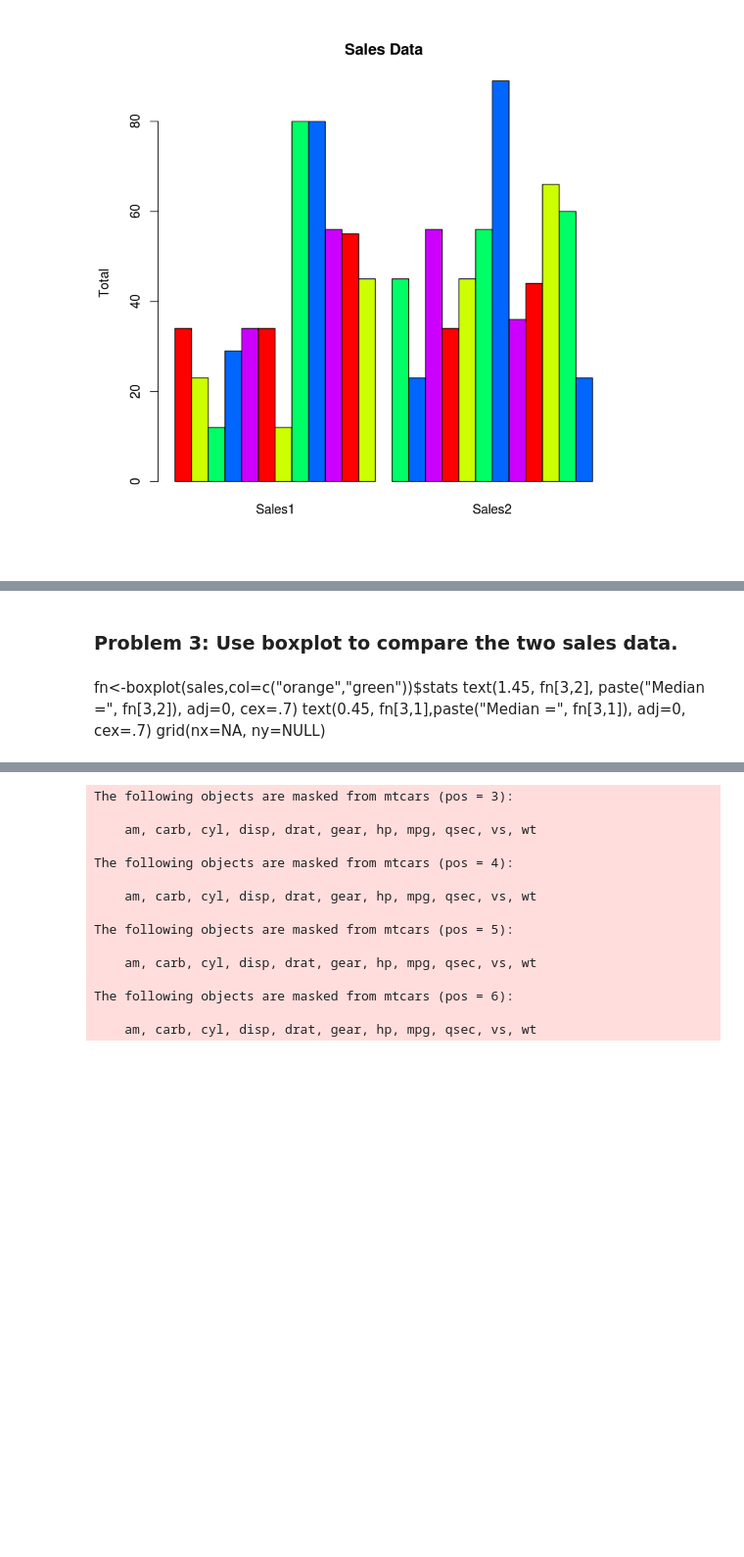
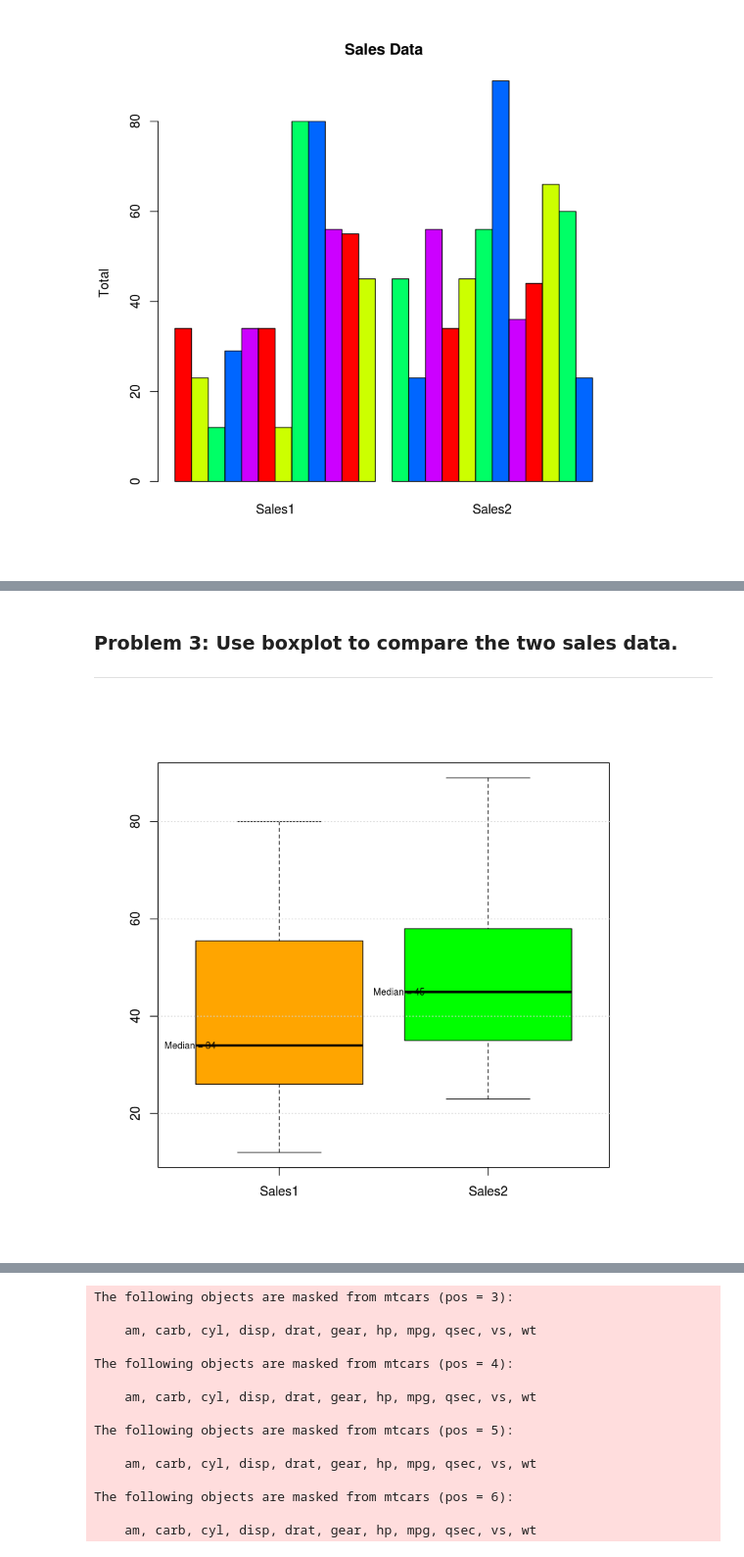
Before and after one commit to jayantsolanki/CDC-FLU-Data-Collection-and-Exploratory-Data-Analysis, a Jupyter notebook: lab1/solankiLab1Part1.ipynb, the cells around one changed output, grey strips where cells are left out. Shown at 98% size. Drawn from its saved outputs; the diff is of its cells as text; code cells hidden in the pictures; blank space fills up the shorter version.

```diff
--- a/lab1/solankiLab1Part1.ipynb
+++ b/lab1/solankiLab1Part1.ipynb
@@ -38,7 +86,10 @@ barplot(as.matrix(sales), main="Sales Data", ylab= "Total",beside=T, col=rainbow
 # %% [markdown]
 ### Problem 3: Use boxplot to compare the two sales data.
+<hr/>
-# %% [markdown]
-fn<-boxplot(sales,col=c("orange","green"))$stats
-text(1.45, fn[3,2], paste("Median =", fn[3,2]), adj=0, cex=.7)
-text(0.45, fn[3,1],paste("Median =", fn[3,1]), adj=0, cex=.7)
-grid(nx=NA, ny=NULL)
+# %%
+fn<-boxplot(sales,col=c("orange","green"))$stats
+text(1.45, fn[3,2], paste("Median =", fn[3,2]), adj=0, cex=.7)
+text(0.45, fn[3,1],paste("Median =", fn[3,1]), adj=0, cex=.7)
+grid(nx=NA, ny=NULL)
+# %% [output]
+[figure, added]
```
Also changed, not shown: parts of 19 cells of this notebook, 1 other file.
